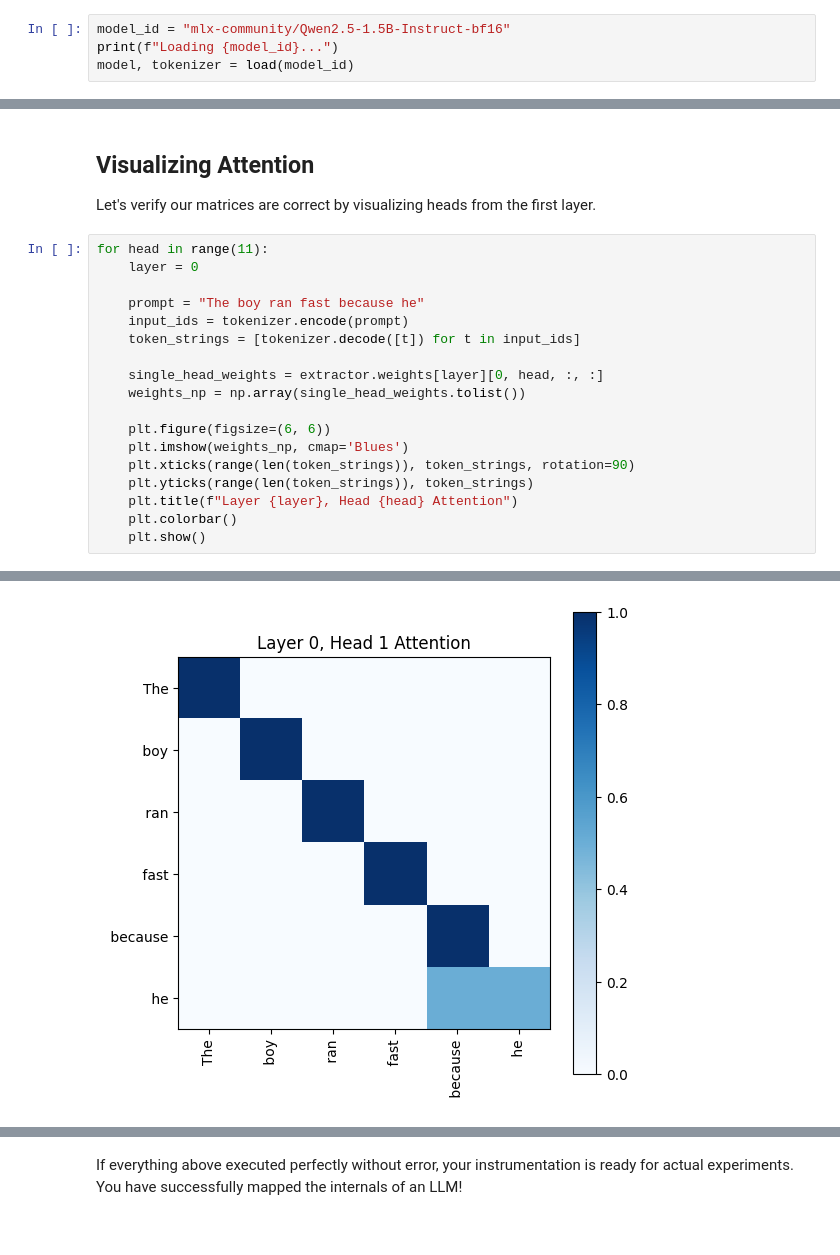
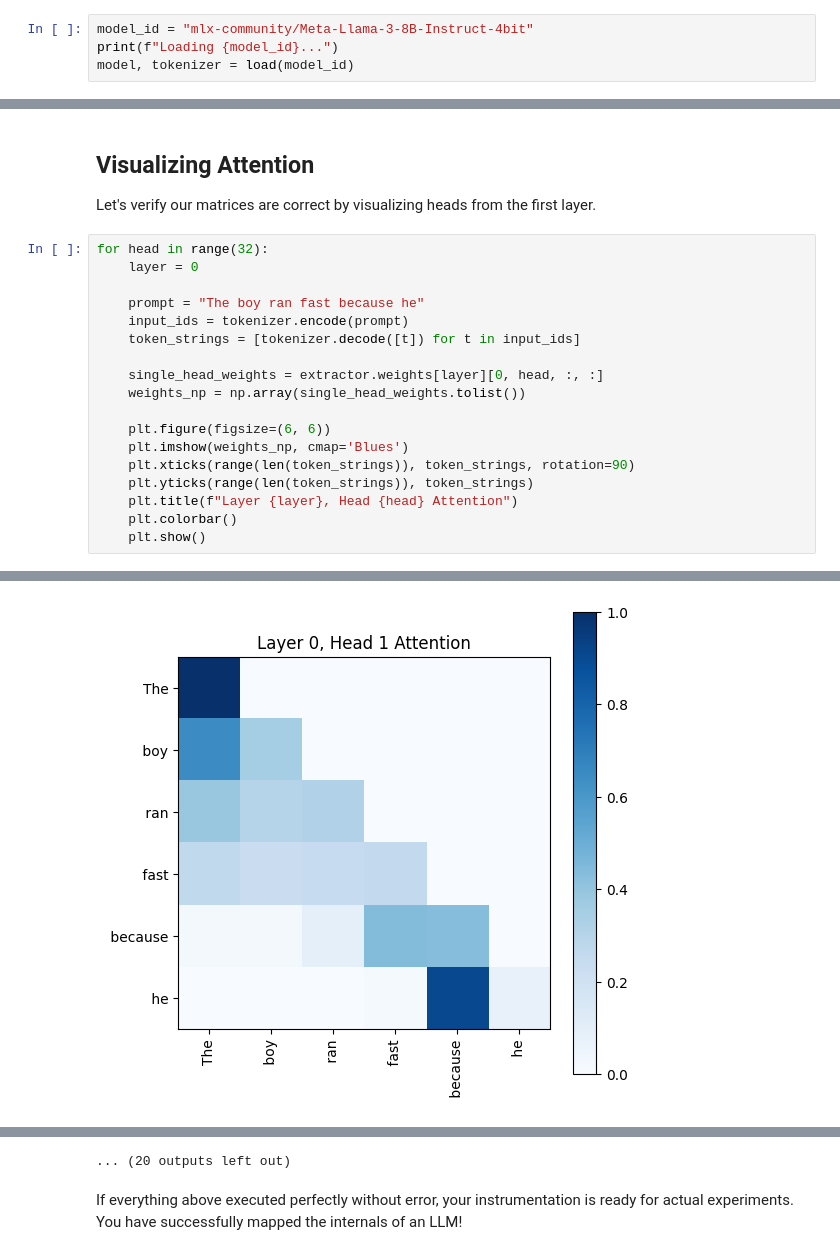
Before and after one commit to yatharth-anand-2410/llm-mechanistic-interpretability, a Jupyter notebook: 00_model_instrumentation.ipynb, the cells around one changed output, grey strips where cells are left out. Saved outputs shown, nothing was run; the diff lists cells and outputs as text.

```diff
--- a/00_model_instrumentation.ipynb
+++ b/00_model_instrumentation.ipynb
@@ -15,5 +15,5 @@ We use the 1.5B parameter variant of Qwen 2.5. It runs incredibly fast on M-seri
 # %%
-model_id = "mlx-community/Qwen2.5-1.5B-Instruct-bf16"
+model_id = "mlx-community/Meta-Llama-3-8B-Instruct-4bit"
 print(f"Loading {model_id}...")
 model, tokenizer = load(model_id)
 # %% [output]
@@ -222,7 +222,7 @@ Shape (Batch, Heads, Target_Seq, Source_Seq): (1, 12, 6, 6)
 ## Visualizing Attention
 Let's verify our matrices are correct by visualizing heads from the first layer.
 # %%
-for head in range(11):
+for head in range(32):
     layer = 0
 
     prompt = "The boy ran fast because he"
@@ -244 +244 @@ for head in range(11):
-[figure, old version]
+[figure, new version]
@@ -254,2 +255,3 @@ for head in range(11):
+... (20 outputs left out)
 # %% [markdown]
 If everything above executed perfectly without error, your instrumentation is ready for actual experiments. You have successfully mapped the internals of an LLM!
```
Also changed, not shown: parts of 10 cells of this notebook, 8 other files.
